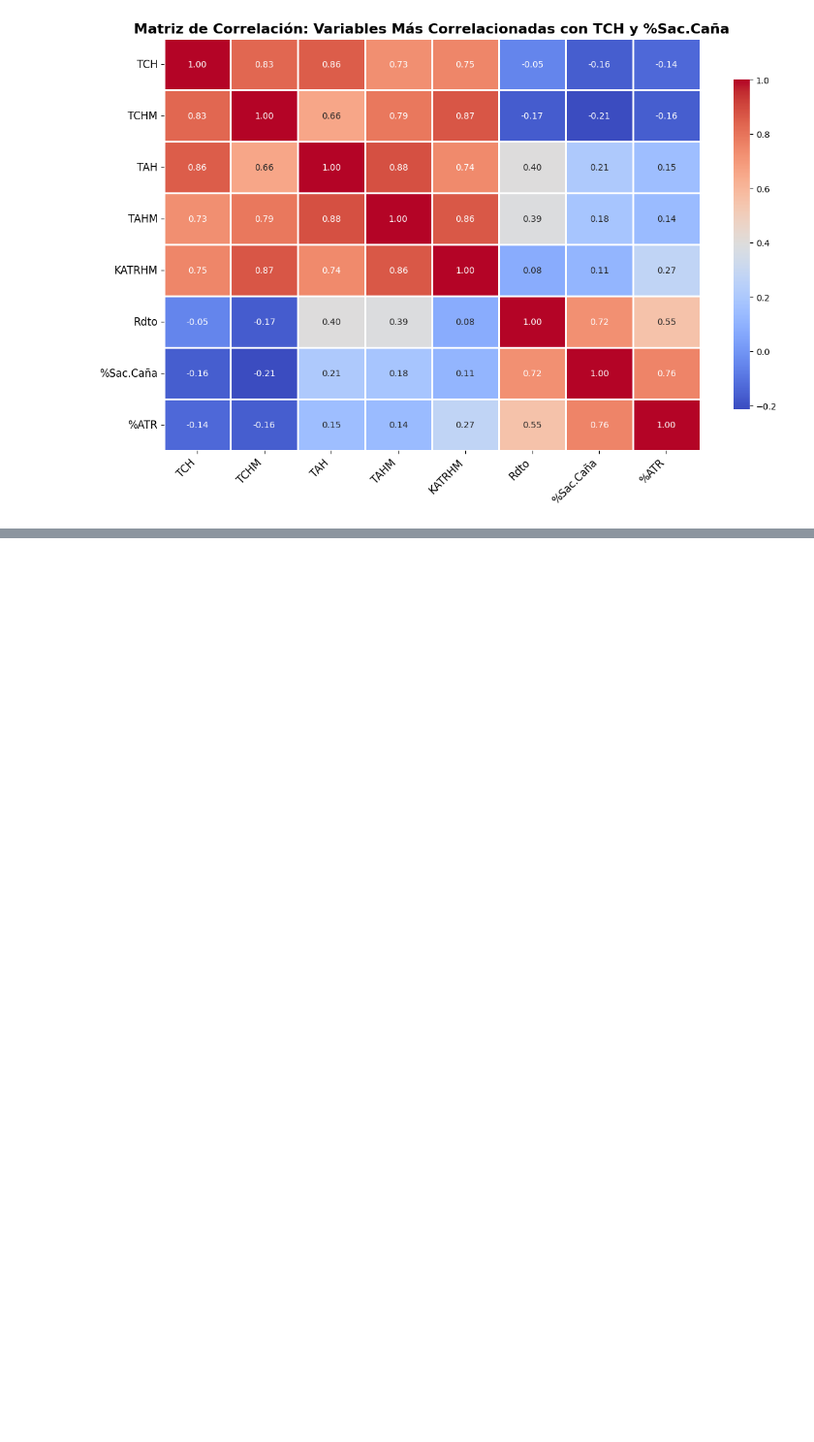
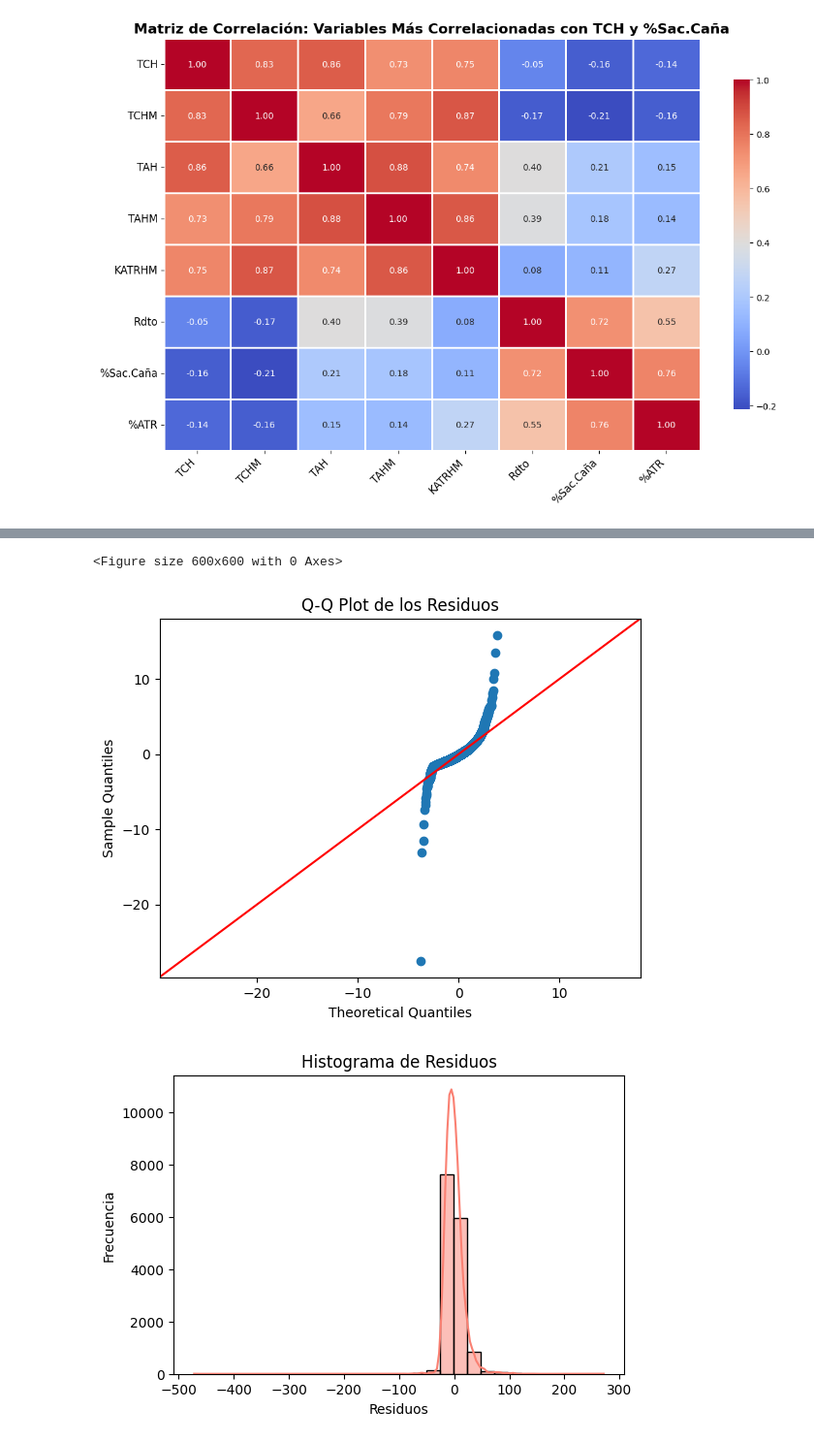
Before and after one commit to mcordoba12/Laboratorio-1, a Jupyter notebook: Lab1.ipynb, the cells around one changed output, grey strips where cells are left out. Shown: that part at 97% size. Drawn from its saved outputs; the diff is of its cells as text; code cells hidden in the pictures; blank space fills up the shorter version.

```diff
--- a/Lab1.ipynb
+++ b/Lab1.ipynb
@@ -383,0 +477,9 @@ Por cada unidad adicional de KATRHM, manteniendo TAH constante, se espera que TC
+# %%
+# Verificación de Homoscedasticidad (varianza constante) correctamente
+from statsmodels.stats.diagnostic import het_breuschpagan
+
+X_train_const = sm.add_constant(X_train)  # X_train usado en el modelo
+
+bp_test = het_breuschpagan(residuals, X_train_const)
+labels = ['LM Statistic', 'LM-Test p-value', 'F-Statistic', 'F-Test p-value']
+print(dict(zip(labels, bp_test)))
@@ -383,0 +561,19 @@ Por cada unidad adicional de KATRHM, manteniendo TAH constante, se espera que TC
+# %%
+# -------------------------------
+# 3️Verificación de normalidad de los residuos del modelo
+plt.figure(figsize=(6,6))
+sm.qqplot(residuals, line='45', fit=True)
+plt.title('Q-Q Plot de los Residuos')
+plt.show()
+
+# Histograma de los residuos
+plt.figure(figsize=(6,4))
+sns.histplot(residuals, kde=True, color="salmon", edgecolor="black", bins=30)
+plt.title('Histograma de Residuos')
+plt.xlabel('Residuos')
+plt.ylabel('Frecuencia')
+plt.show()
+# %% [output]
+<Figure size 600x600 with 0 Axes>
+[figure, added]
+[figure, added]
```
Also changed, not shown: parts of 29 cells of this notebook.
